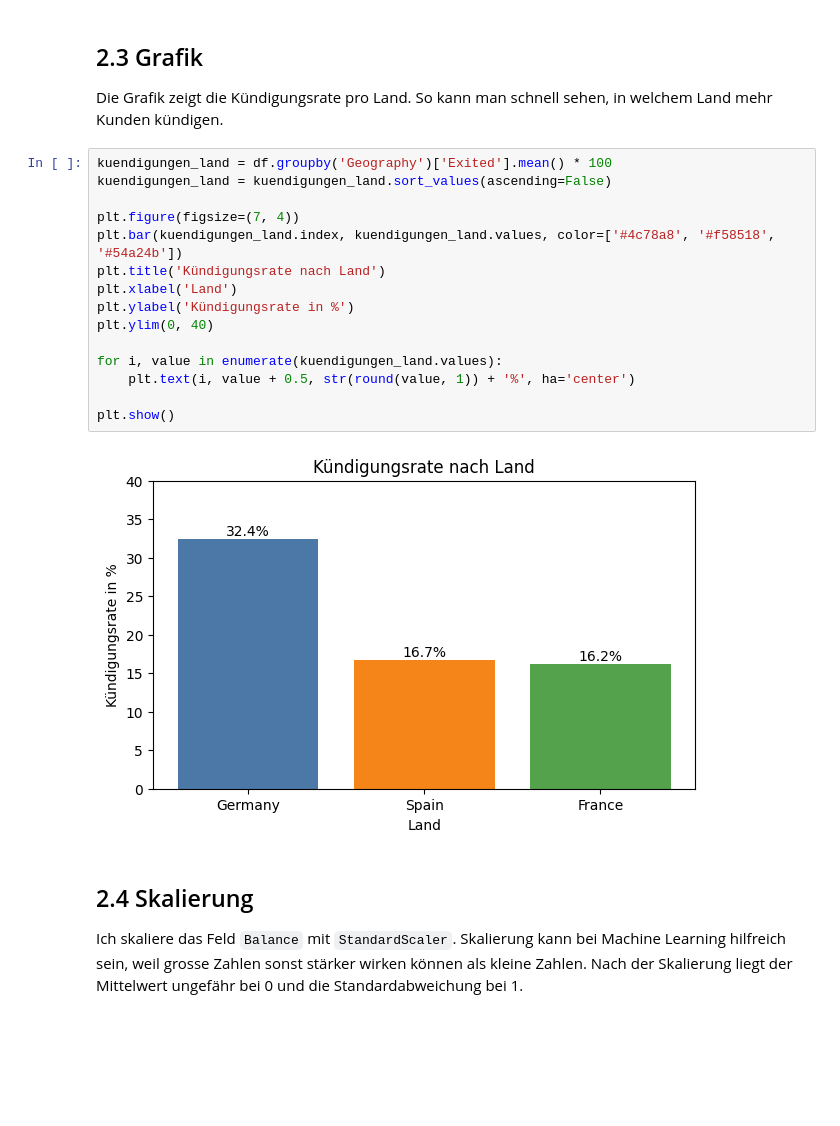
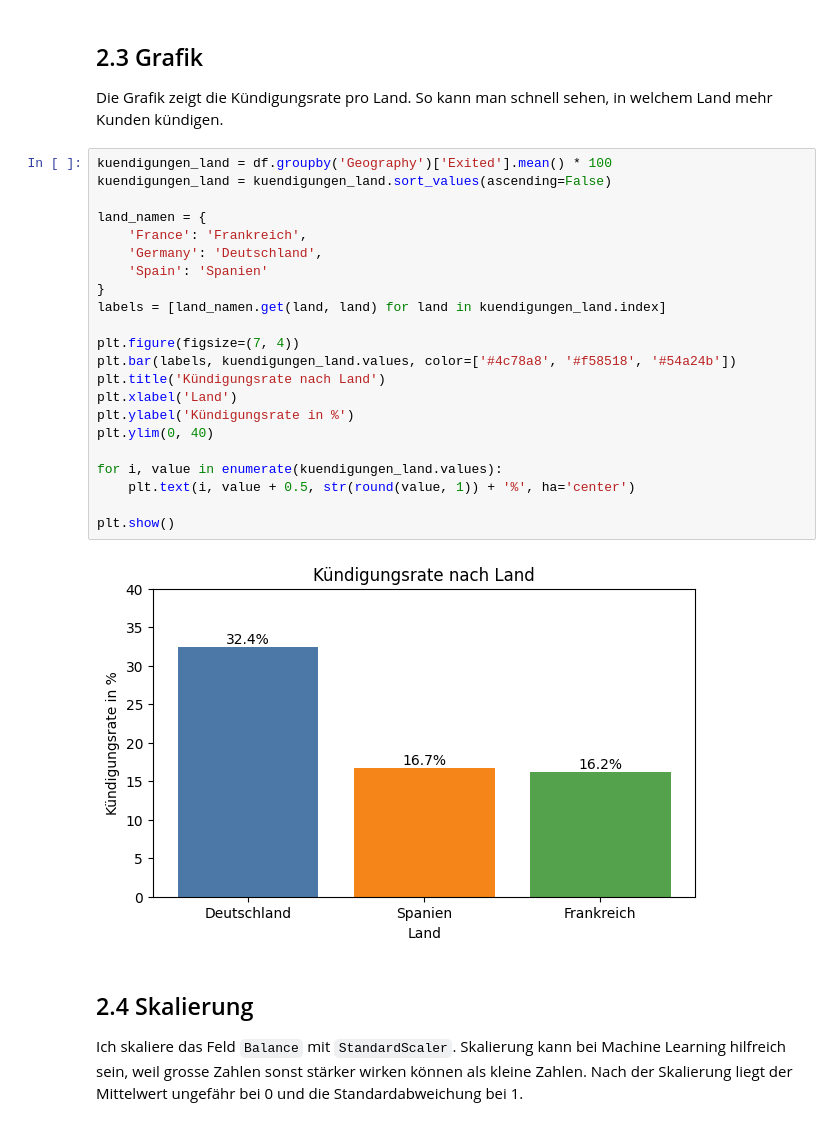
Before and after one commit to Geldflamme365/LB259, a Jupyter notebook: data_description.ipynb, the cells around one changed output. Cells and saved outputs as stored; diff of their text form; blank space fills up the shorter version.

Commit message:
Use German country names in chart

```diff
--- a/data_description.ipynb
+++ b/data_description.ipynb
@@ -129,20 +129,27 @@ Die Grafik zeigt die Kündigungsrate pro Land. So kann man schnell sehen, in wel
 # %%
 kuendigungen_land = df.groupby('Geography')['Exited'].mean() * 100
 kuendigungen_land = kuendigungen_land.sort_values(ascending=False)
 
+land_namen = {
+    'France': 'Frankreich',
+    'Germany': 'Deutschland',
+    'Spain': 'Spanien'
+}
+labels = [land_namen.get(land, land) for land in kuendigungen_land.index]
+
 plt.figure(figsize=(7, 4))
-plt.bar(kuendigungen_land.index, kuendigungen_land.values, color=['#4c78a8', '#f58518', '#54a24b'])
+plt.bar(labels, kuendigungen_land.values, color=['#4c78a8', '#f58518', '#54a24b'])
 plt.title('Kündigungsrate nach Land')
 plt.xlabel('Land')
 plt.ylabel('Kündigungsrate in %')
 plt.ylim(0, 40)
 
 for i, value in enumerate(kuendigungen_land.values):
     plt.text(i, value + 0.5, str(round(value, 1)) + '%', ha='center')
 
 plt.show()
 # %% [output]
-[figure, old version]
+[figure, new version]
 # %% [markdown]
 ## 2.4 Skalierung
 
```
